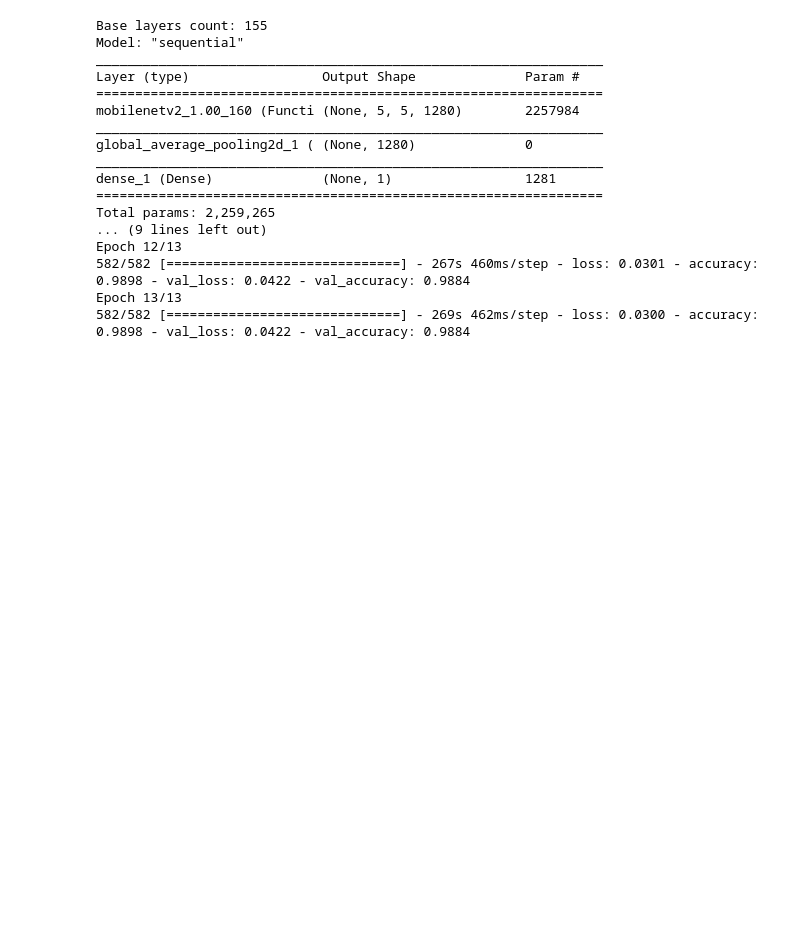
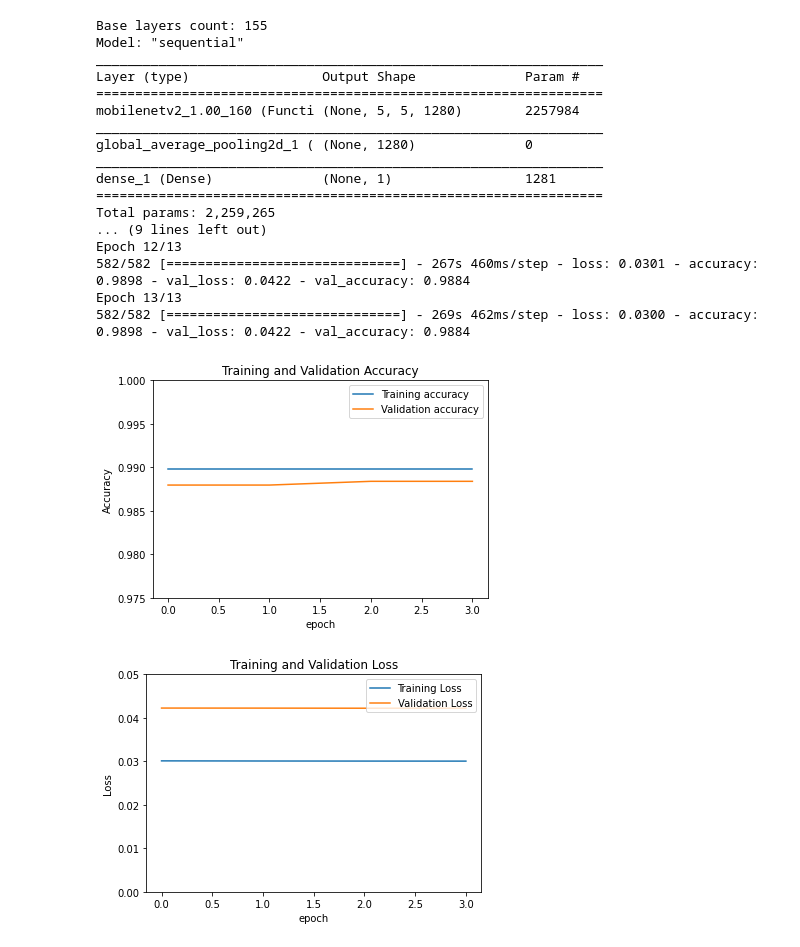
Before and after one commit to antonatem/tensorflow-core, a Jupyter notebook: models/convolutional-neural-network/pretrained-model-image-classification.ipynb, the cells around one changed output. Saved outputs shown, nothing was run; the diff lists cells and outputs as text; code cells hidden in the pictures; blank space fills up the shorter version.

Commit message:
Plot learning curve after fine-tuning

```diff
--- a/models/convolutional-neural-network/pretrained-model-image-classification.ipynb
+++ b/models/convolutional-neural-network/pretrained-model-image-classification.ipynb
@@ -235,3 +235,26 @@ Epoch 12/13
 582/582 [==============================] - 267s 460ms/step - loss: 0.0301 - accuracy: 0.9898 - val_loss: 0.0422 - val_accuracy: 0.9884
 Epoch 13/13
 582/582 [==============================] - 269s 462ms/step - loss: 0.0300 - accuracy: 0.9898 - val_loss: 0.0422 - val_accuracy: 0.9884
+# %%
+# Plot learning curves
+acc = history_fine.history["accuracy"]
+val_acc = history_fine.history["val_accuracy"]
+
+loss = history_fine.history["loss"]
+val_loss = history_fine.history["val_loss"]
+
+# Compare training and validation accuracy
+acc_curve_vals = (acc, val_acc, 'Training accuracy', 'Validation accuracy',
+                    'Training and Validation Accuracy', 'Accuracy', 'epoch', [0.975, 1])
+plot_learning_curve(acc_curve_vals)
+
+# Compare training and validation loss
+loss_curve_vals = (loss, val_loss, 'Training Loss', 'Validation Loss',
+                    'Training and Validation Loss', 'Loss', 'epoch', [0, 0.05])
+plot_learning_curve(loss_curve_vals)
+
+loss, accuracy = model.evaluate(validation_batches, steps = validation_steps)
+print('Test accuracy :', accuracy)
+# %% [output]
+[figure, added]
+[figure, added]
```
Also changed, not shown: parts of 1 cell of this notebook.
